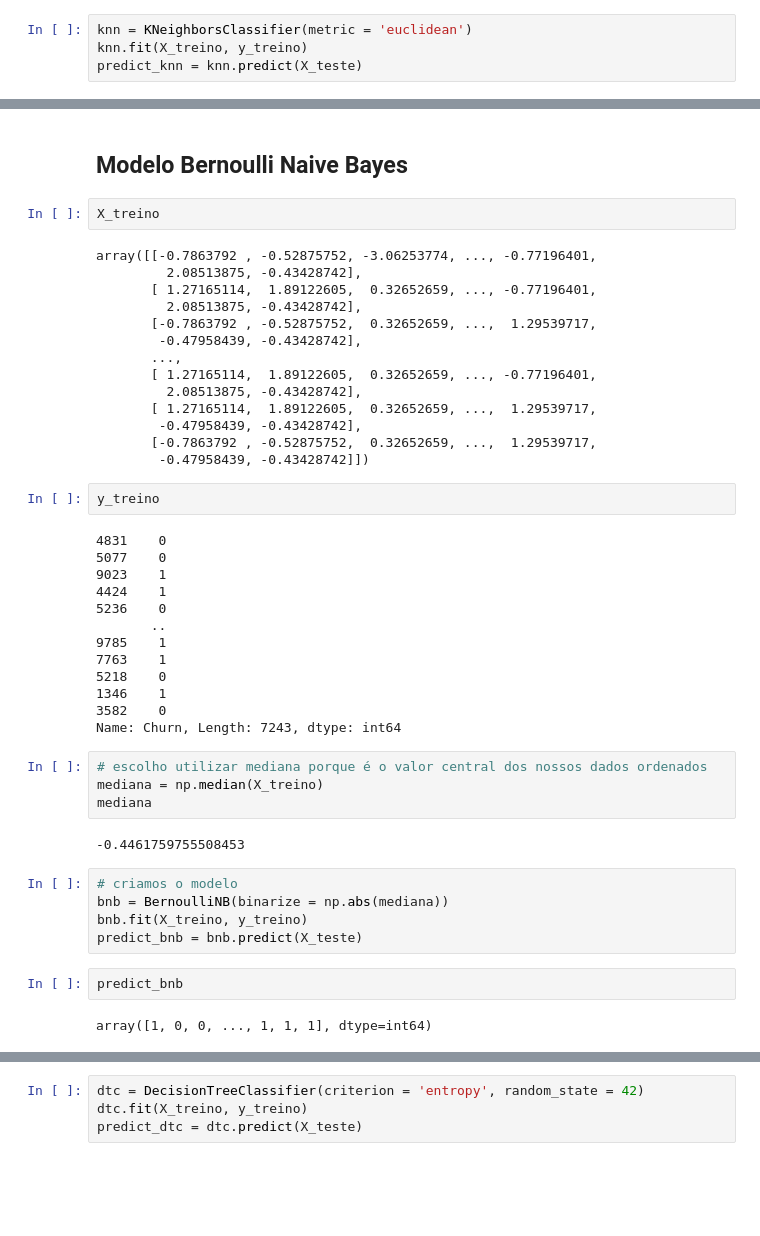
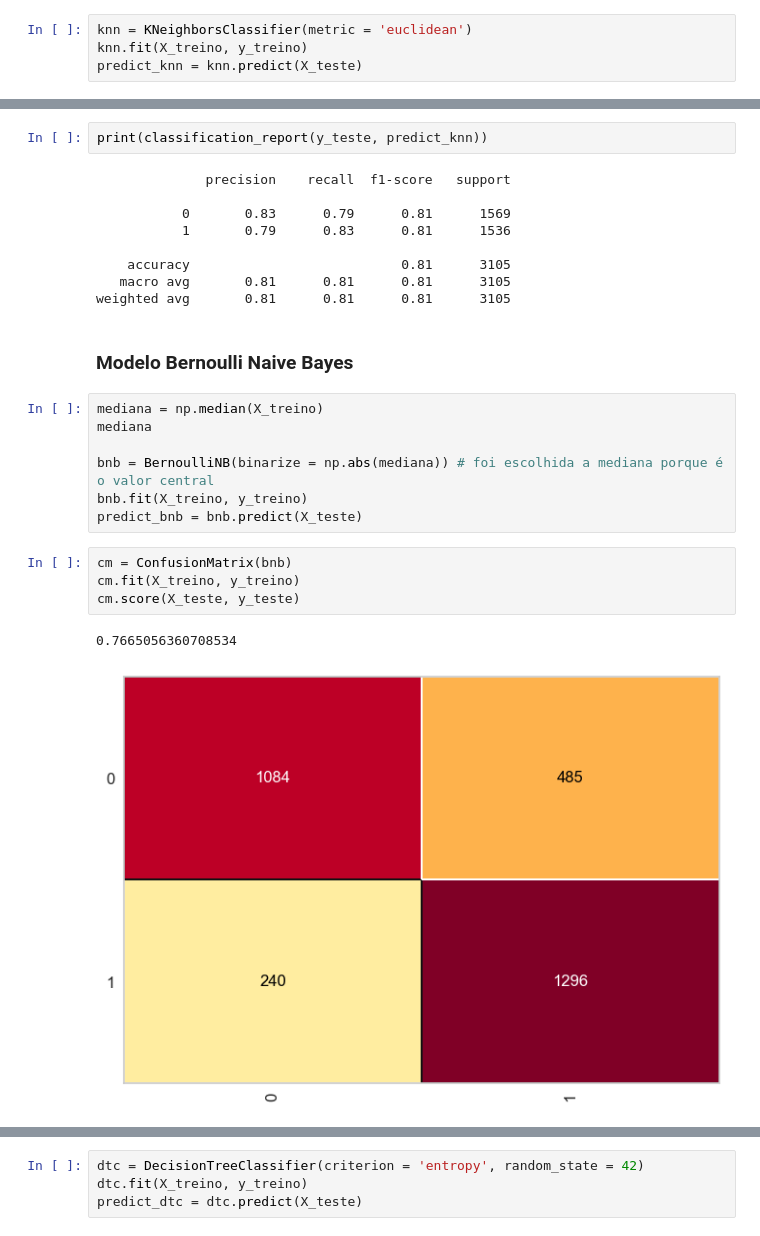
Before and after one commit to jesyavl/EX_ML01_churn, a Jupyter notebook: churn.ipynb, the cells around one changed output, grey strips where cells are left out. Cells and saved outputs as stored; diff of their text form; blank space fills up the shorter version.

```diff
--- a/churn.ipynb
+++ b/churn.ipynb
@@ -316,48 +260,27 @@ array([1, 0, 0, ..., 0, 1, 1], dtype=int64)
+# %%
+print(classification_report(y_teste, predict_knn))
+# %% [output]
+              precision    recall  f1-score   support
+
+           0       0.83      0.79      0.81      1569
+           1       0.79      0.83      0.81      1536
+
+    accuracy                           0.81      3105
+   macro avg       0.81      0.81      0.81      3105
+weighted avg       0.81      0.81      0.81      3105
 # %% [markdown]
-## Modelo Bernoulli Naive Bayes
+### Modelo Bernoulli Naive Bayes
-# %%
-X_treino
-# %% [output]
-array([[-0.7863792 , -0.52875752, -3.06253774, ..., -0.77196401,
-         2.08513875, -0.43428742],
-       [ 1.27165114,  1.89122605,  0.32652659, ..., -0.77196401,
-         2.08513875, -0.43428742],
-       [-0.7863792 , -0.52875752,  0.32652659, ...,  1.29539717,
-        -0.47958439, -0.43428742],
-       ...,
-       [ 1.27165114,  1.89122605,  0.32652659, ..., -0.77196401,
-         2.08513875, -0.43428742],
-       [ 1.27165114,  1.89122605,  0.32652659, ...,  1.29539717,
-        -0.47958439, -0.43428742],
-       [-0.7863792 , -0.52875752,  0.32652659, ...,  1.29539717,
-        -0.47958439, -0.43428742]])
-# %%
-y_treino
-# %% [output]
-4831    0
-5077    0
-9023    1
-4424    1
-5236    0
-       ..
-9785    1
-7763    1
-5218    0
-1346    1
-3582    0
-Name: Churn, Length: 7243, dtype: int64
-# %%
-# escolho utilizar mediana porque é o valor central dos nossos dados ordenados
-mediana = np.median(X_treino)
-mediana
-# %% [output]
--0.4461759755508453
 # %%
-# criamos o modelo
-bnb = BernoulliNB(binarize = np.abs(mediana))
+mediana = np.median(X_treino)
+mediana
+
+bnb = BernoulliNB(binarize = np.abs(mediana)) # foi escolhida a mediana porque é o valor central
 bnb.fit(X_treino, y_treino)
 predict_bnb = bnb.predict(X_teste)
-# %%
-predict_bnb
-# %% [output]
-array([1, 0, 0, ..., 1, 1, 1], dtype=int64)
+# %%
+cm = ConfusionMatrix(bnb)
+cm.fit(X_treino, y_treino)
+cm.score(X_teste, y_teste)
+# %% [output]
+0.7665056360708534
+[figure, added]
```
Also changed, not shown: parts of 109 cells of this notebook.
